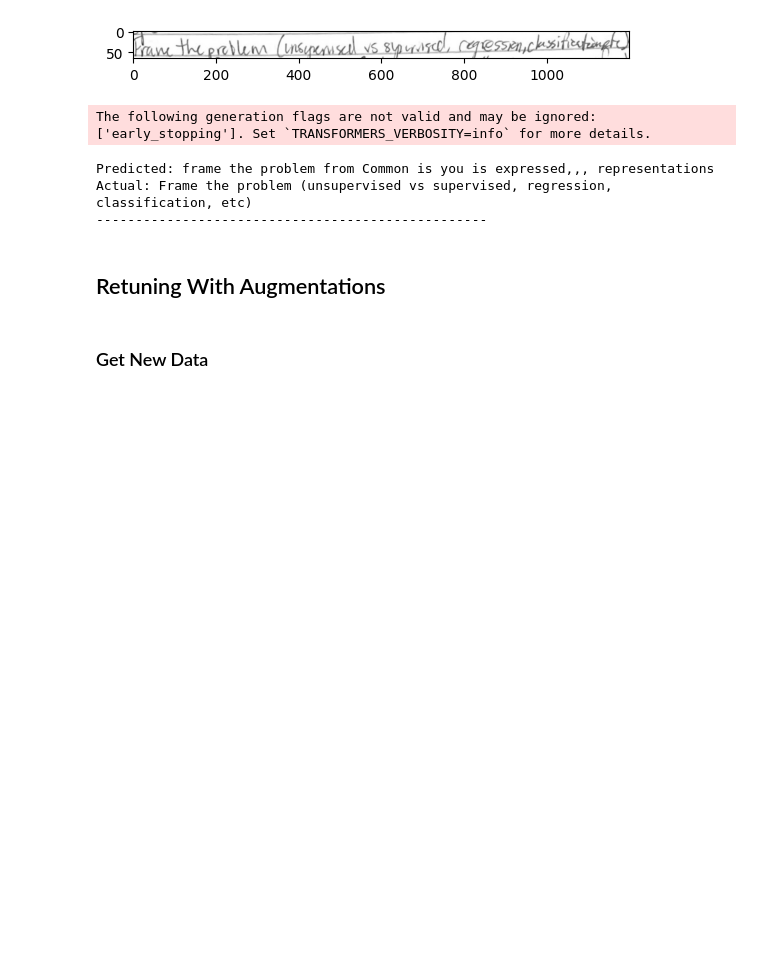
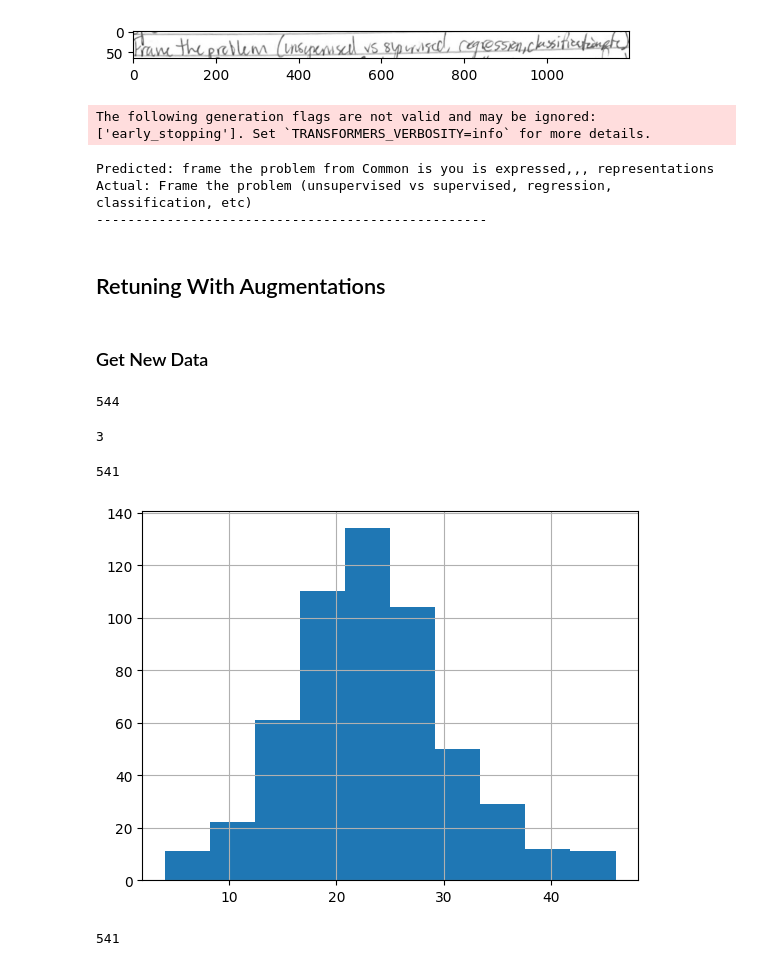
Before and after one commit to gjburke/note-transfer, a Jupyter notebook: development/text_detection.ipynb, the cells around one changed output. Drawn from its saved outputs; the diff is of its cells as text; code cells hidden in the pictures; blank space fills up the shorter version.

```diff
--- a/development/text_detection.ipynb
+++ b/development/text_detection.ipynb
@@ -1262,8 +1271,8 @@ Actual: Frame the problem (unsupervised vs supervised, regression, classificatio
 # %% [markdown]
 ### Get New Data
 # %%
-original_images = r"datasets\refined-two-step\by-line-12-19\data\images\train"
-original_labels = r"datasets\refined-two-step\by-line-12-19\data\labels\train"
+lines_folder = r"datasets\fine-tuning\sep_final\lines"
+labels_folder = r"datasets\fine-tuning\sep_labels"
 
 lines =[
     cv2.cvtColor(cv2.imread(os.path.join(lines_folder, line_name), cv2.IMREAD_COLOR), cv2.COLOR_BGR2RGB)
@@ -1273,6 +1282,7 @@ labels = [
     open(os.path.join(labels_folder, label_name), "r").readline().strip()
     for label_name in sorted(os.listdir(labels_folder))
 ]
+
 
 data = []
 line_paths = [os.path.join(lines_folder, line_name) for line_name in os.listdir(lines_folder)]
@@ -1285,5 +1295,60 @@ for line_path, label in zip(line_paths, labels):
 
 df = pd.DataFrame(data)
 
-df_path = r"C:\Users\gjbur\Desktop\Code\note-transfer\development\datasets\fine-tuning\final\metadata.csv"
+# def extract_group_id(path_str):
+#     # Strip extensions and split by underscores to drop suffixes like '_left' or '_right'
+#     base_name = path_str.split("\\")[-1].split(".")[0]
+#     if "_1" == base_name[-2:]:
+#         return base_name[:-2]
+#     elif "_2" == base_name[-2:]:
+#         return base_name[:-2]
+#     return base_name
+
+# df["group_id"] = df["line_path"].apply(extract_group_id)
+
+df_path = r"datasets\fine-tuning\sep_final\metadata.csv"
 df.to_csv(df_path, index=False)
+len(df)
+# %% [output]
+544
+# %%
+df['text_len'] = df['text'].str.len()
+print(len(df[df['text_len'] > 45]))
+df['text_len'].hist()
+df = df[df['text_len'] <= 45].drop(columns=['text_len'])
+len(df)
+# %% [output]
+3
+541
+[figure, added]
+# %%
+def clean_vocabulary_labels(text):
+    if not isinstance(text, str):
+        return ""
+
+    # 1. Standardize text layout
+    text = text.strip()
+
+    # 2. Swap out frequent note-taking shorthand symbols for standard text equivalent
+    text = text.replace("->", " leads to ")
+    text = text.replace("=>", " implies ")
+    text = text.replace("&", " and ")
+
+    # 3. THE WHITELIST FILTER:
+    # Keeps: a-z, A-Z, 0-9, and basic punctuation like spaces, periods, commas, and parentheses.
+    # Anything else (like special math characters, brackets, or unusual symbols) is stripped.
+    cleaned_text = re.sub(r'[^a-zA-Z0-9\s\.,\(\)\-\[\]]', '', text)
+
+    # 4. Clean up any accidental double spaces caused by the stripping process
+    cleaned_text = re.sub(r'\s+', ' ', cleaned_text).strip()
+
+    return cleaned_text
+
+# Apply the vocabulary filter directly to your raw text column
+df["text"] = df["text"].apply(clean_vocabulary_labels)
+
+# Drop any rows that became completely empty after the filter pass
+df = df[df["text"].str.len() > 0].reset_index(drop=True)
+print(len(df))
+# %% [output]
+541
```
Also changed, not shown: parts of 22 cells of this notebook.
